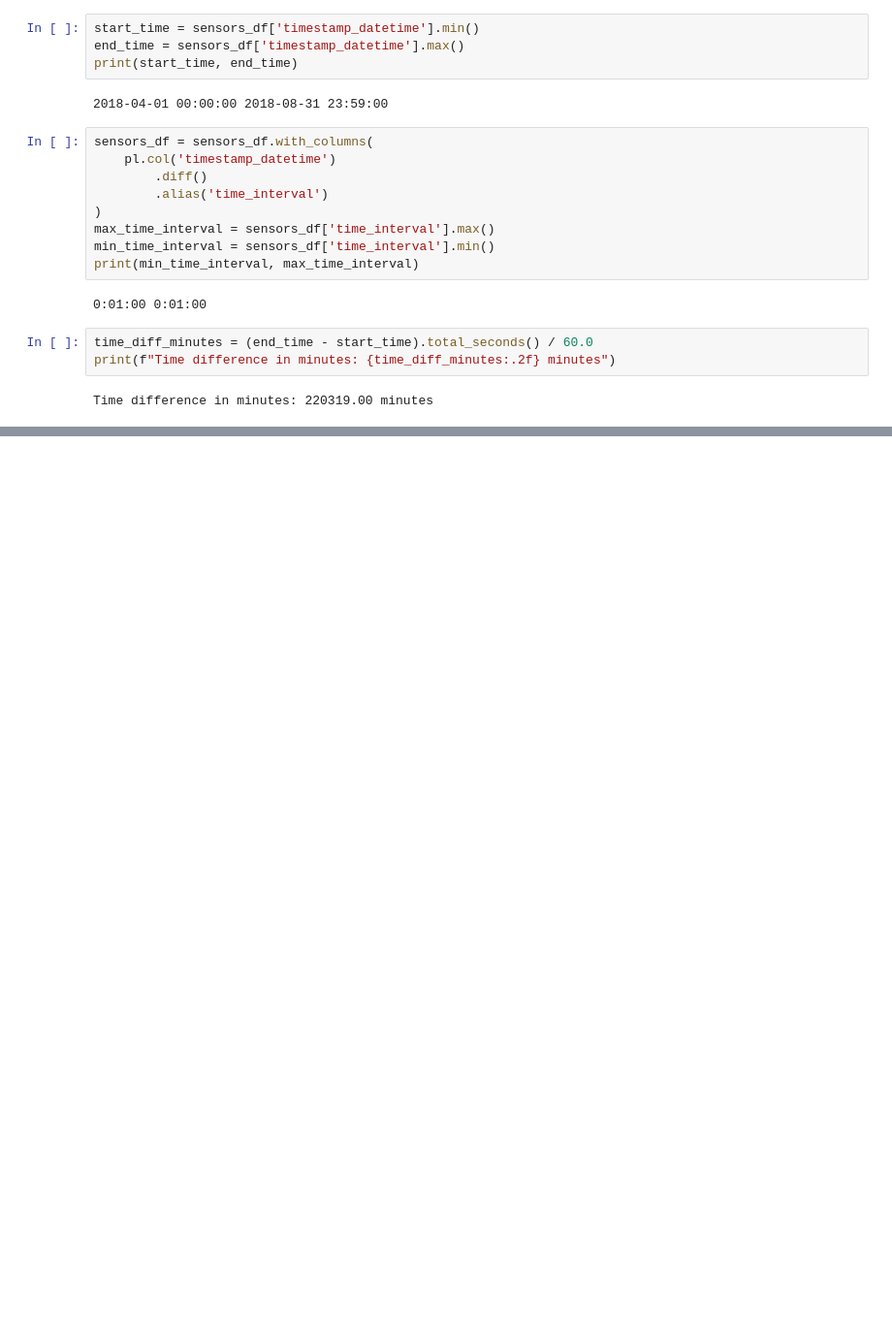
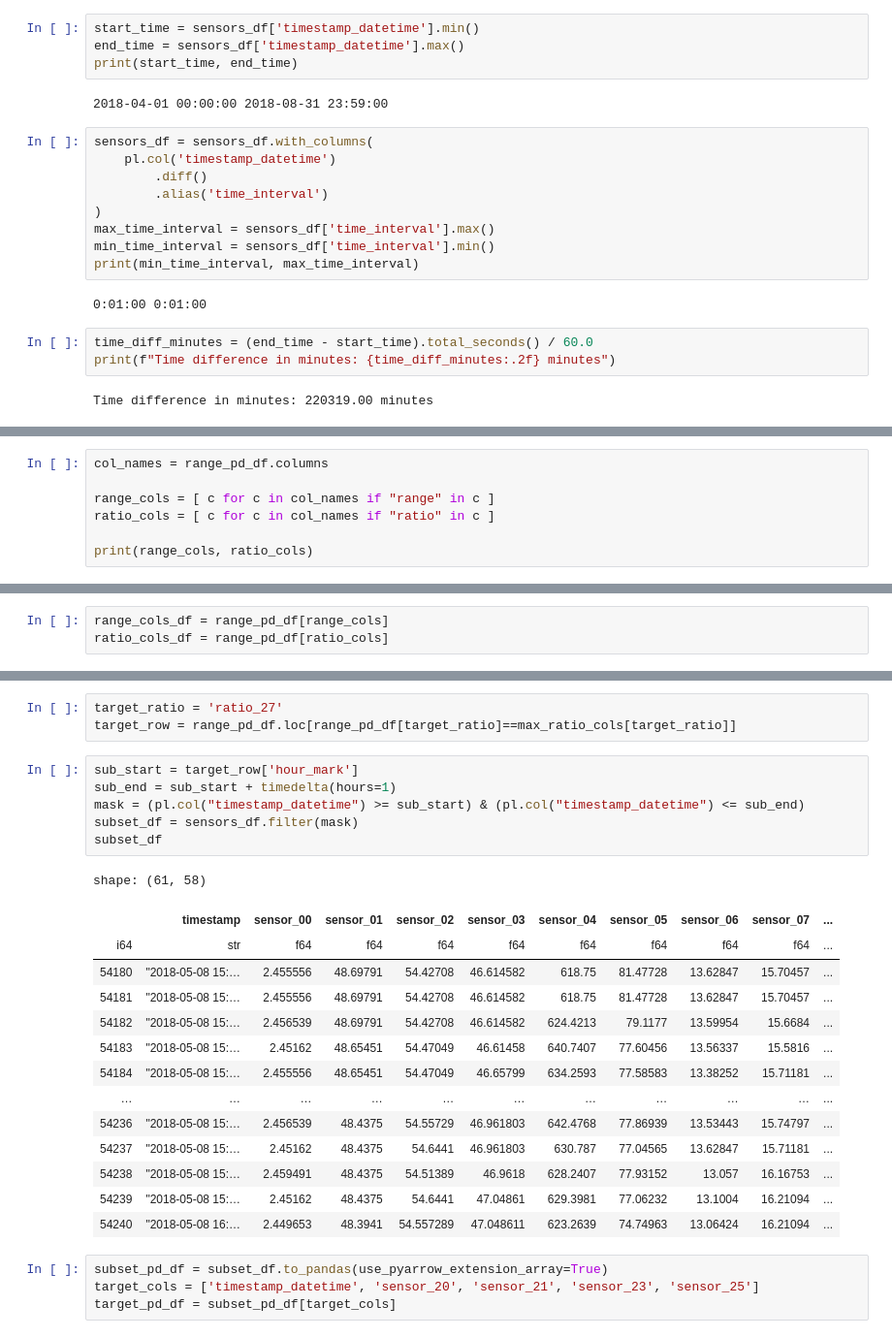
Before and after one commit to akwan-bc/Brown-and-Caldwell-XR, a Jupyter notebook: MockSensorData/copacetic/process_kaggle.ipynb, the cells around one changed output, grey strips where cells are left out. Shown: that part at 97% size. Saved outputs shown, nothing was run; the diff lists cells and outputs as text; blank space fills up the shorter version.

```diff
--- a/MockSensorData/copacetic/process_kaggle.ipynb
+++ b/MockSensorData/copacetic/process_kaggle.ipynb
@@ -117,0 +247,7 @@ TypeError: Expr.floor() takes 1 positional argument but 2 were given
+# %%
+col_names = range_pd_df.columns
+
+range_cols = [ c for c in col_names if "range" in c ]
+ratio_cols = [ c for c in col_names if "ratio" in c ]
+
+print(range_cols, ratio_cols)
@@ -117,0 +256,3 @@ TypeError: Expr.floor() takes 1 positional argument but 2 were given
+# %%
+range_cols_df = range_pd_df[range_cols]
+ratio_cols_df = range_pd_df[ratio_cols]
@@ -117,0 +301,28 @@ TypeError: Expr.floor() takes 1 positional argument but 2 were given
+# %%
+target_ratio = 'ratio_27'
+target_row = range_pd_df.loc[range_pd_df[target_ratio]==max_ratio_cols[target_ratio]]
+# %%
+sub_start = target_row['hour_mark']
+sub_end = sub_start + timedelta(hours=1)
+mask = (pl.col("timestamp_datetime") >= sub_start) & (pl.col("timestamp_datetime") <= sub_end)
+subset_df = sensors_df.filter(mask)
+subset_df
+# %% [output]
+shape: (61, 58)
+|  | timestamp | sensor_00 | sensor_01 | sensor_02 | sensor_03 | sensor_04 | sensor_05 | sensor_06 | sensor_07 | ... |
+| i64 | str | f64 | f64 | f64 | f64 | f64 | f64 | f64 | f64 | ... |
+| 54180 | "2018-05-08 15:… | 2.455556 | 48.69791 | 54.42708 | 46.614582 | 618.75 | 81.47728 | 13.62847 | 15.70457 | ... |
+| 54181 | "2018-05-08 15:… | 2.455556 | 48.69791 | 54.42708 | 46.614582 | 618.75 | 81.47728 | 13.62847 | 15.70457 | ... |
+| 54182 | "2018-05-08 15:… | 2.456539 | 48.69791 | 54.42708 | 46.614582 | 624.4213 | 79.1177 | 13.59954 | 15.6684 | ... |
+| 54183 | "2018-05-08 15:… | 2.45162 | 48.65451 | 54.47049 | 46.61458 | 640.7407 | 77.60456 | 13.56337 | 15.5816 | ... |
+| 54184 | "2018-05-08 15:… | 2.455556 | 48.65451 | 54.47049 | 46.65799 | 634.2593 | 77.58583 | 13.38252 | 15.71181 | ... |
+| … | … | … | … | … | … | … | … | … | … | ... |
+| 54236 | "2018-05-08 15:… | 2.456539 | 48.4375 | 54.55729 | 46.961803 | 642.4768 | 77.86939 | 13.53443 | 15.74797 | ... |
+| 54237 | "2018-05-08 15:… | 2.45162 | 48.4375 | 54.6441 | 46.961803 | 630.787 | 77.04565 | 13.62847 | 15.71181 | ... |
+| 54238 | "2018-05-08 15:… | 2.459491 | 48.4375 | 54.51389 | 46.9618 | 628.2407 | 77.93152 | 13.057 | 16.16753 | ... |
+| 54239 | "2018-05-08 15:… | 2.45162 | 48.4375 | 54.6441 | 47.04861 | 629.3981 | 77.06232 | 13.1004 | 16.21094 | ... |
+| 54240 | "2018-05-08 16:… | 2.449653 | 48.3941 | 54.557289 | 47.048611 | 623.2639 | 74.74963 | 13.06424 | 16.21094 | ... |
+# %%
+subset_pd_df = subset_df.to_pandas(use_pyarrow_extension_array=True)
+target_cols = ['timestamp_datetime', 'sensor_20', 'sensor_21', 'sensor_23', 'sensor_25']
+target_pd_df = subset_pd_df[target_cols]
```
Also changed, not shown: parts of 23 cells of this notebook, 2 other files.
